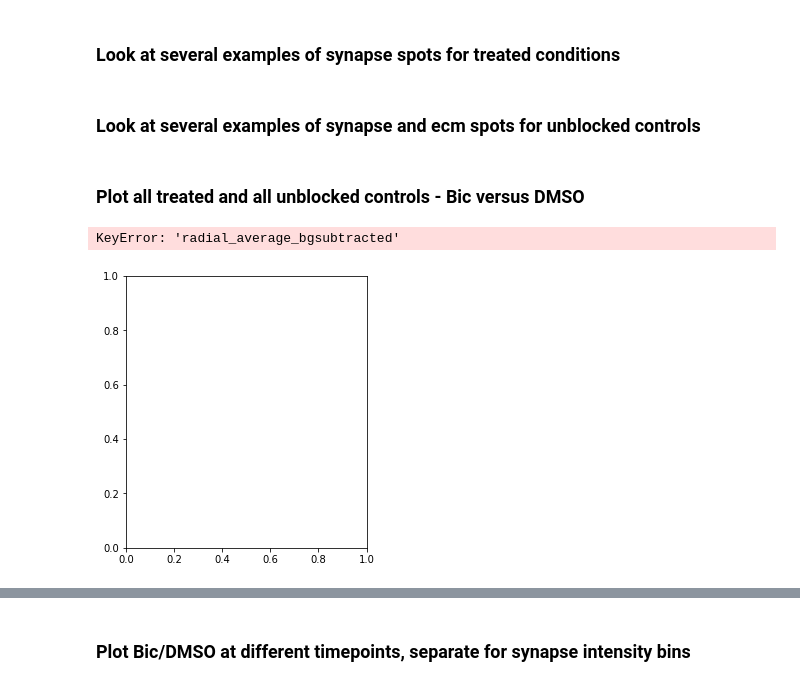
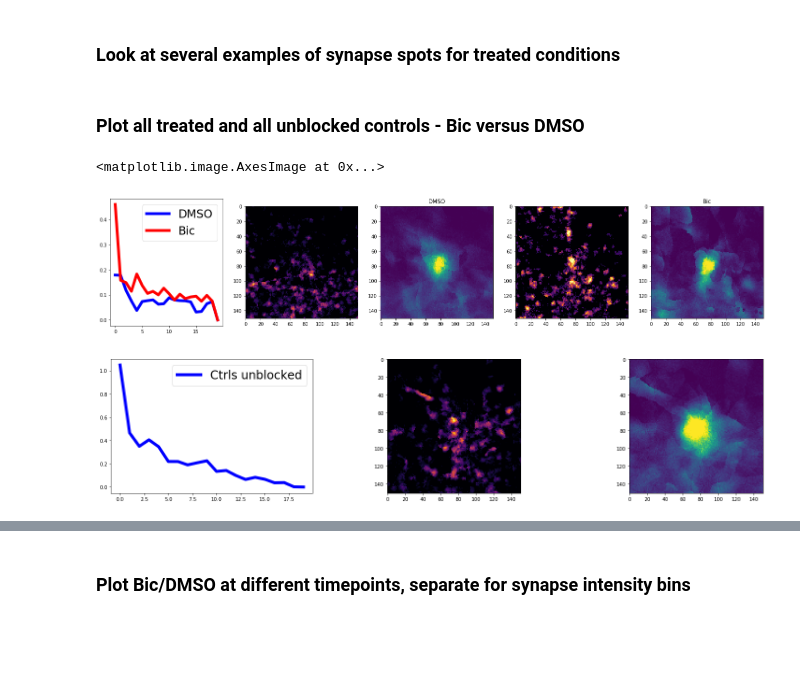
Before and after one commit to taldanko/Image_processing, a Jupyter notebook: TurnoverAnalysis_EpitopeBlocking_LateStain_SynapseStain/STED_analysis_DiO_images.ipynb, the cells around one changed output, grey strips where cells are left out. Saved outputs shown, nothing was run; the diff lists cells and outputs as text; code cells hidden in the pictures; blank space fills up the shorter version.

```diff
--- a/TurnoverAnalysis_EpitopeBlocking_LateStain_SynapseStain/STED_analysis_DiO_images.ipynb
+++ b/TurnoverAnalysis_EpitopeBlocking_LateStain_SynapseStain/STED_analysis_DiO_images.ipynb
@@ -630,0 +421,13 @@ df.groupby("Synapse brightness scale (0 = dimmest, 7 = brightest)").count()
+# %%
+#make df, which also contains column names for plotting (drug, condition)
+df['Time']='None'
+df.loc[df['exp condition'].str.contains('12hr'), 'Time'] = '12hrs'
+df.loc[df['exp condition'].str.contains('Ctrl'), 'Time'] = 'Unblocked Control'
+df.loc[df['exp condition'].str.contains('Control'), 'Time'] = 'Unblocked Control'
+df.loc[df['exp condition'].str.contains('Bic'), 'Drug'] = 'Bic'
+df.loc[df['exp condition'].str.contains('DMSO'), 'Drug'] = 'DMSO'
+df.loc[df['exp condition'].str.contains('Ctrl'), 'Drug'] = 'DMSO'
+#nicely written treatment condition for plotting
+df['Condition']='None'
+df.loc[df['exp condition'].str.contains('12hrs_Bic'), 'Condition'] = '12hr + Bic'
+df.loc[df['exp condition'].str.contains('12hrs_DMSO'), 'Condition'] = '12hr'
@@ -632,5 +437,3 @@ df.groupby("Synapse brightness scale (0 = dimmest, 7 = brightest)").count()
 os.mkdir(expdir+protein+'_results/')
 expname=filelist[i].split("/")[:-2][-1]
 df.to_csv(path_or_buf=expdir+protein+'_results/results_'+str(protein)+'.csv')
-# %%
-df=pd.read_csv(expdir+protein+'_results/results_'+str(protein)+'.csv')
@@ -757,2 +442,13 @@ df2=pd.concat([a,b,c,d,e],axis=0,ignore_index=True)
+# %%
+dfmushrooms=deepcopy(df[df["classification"]==1.0])
+dfmushrooms=dfmushrooms.reset_index()
+dfflats=deepcopy(df[df["classification"]==2.0])
+dfflats=dfflats.reset_index()
+dfboutons=deepcopy(df[df["classification"]==3.0])
+dfboutons=dfboutons.reset_index()
+#make bins according to synapse intensity - splits from the dimmest to the brightest synapses
+dfmushrooms["Synapse brightness scale (0 = dimmest, 7 = brightest)"]=pd.cut(dfmushrooms["mean vglut intensity sted"],bins=7,labels=np.arange(7),right=False)
+dfflats["Synapse brightness scale (0 = dimmest, 7 = brightest)"]=pd.cut(dfflats["mean vglut intensity sted"],bins=7,labels=np.arange(7),right=False)
+dfboutons["Synapse brightness scale (0 = dimmest, 7 = brightest)"]=pd.cut(dfboutons["mean vglut intensity sted"],bins=7,labels=np.arange(7),right=False)
 # %% [markdown]
 ### Plot average ECM and synapse images for treated, for every synapse intensity bin
@@ -864,2 +556,0 @@ for i in range(0,20):
-# %% [markdown]
-### Look at several examples of synapse and ecm spots for unblocked controls
@@ -907,45 +565,46 @@ dmso=df2plot[(df2plot["Drug"]=="DMSO")]
 
 fig=plt.figure(figsize=(25,5))
 fig.add_subplot(151)
-plt.plot(dmso["radial_average_bgsubtracted"].values.mean(),linewidth=6.0,color='blue')
-plt.plot(bic["radial_average_bgsubtracted"].mean(),linewidth=6.0,color='red')
+plt.plot(dmso["radial_average_ecm"].values.mean(),linewidth=6.0,color='blue')
+plt.plot(bic["radial_average_ecm"].mean(),linewidth=6.0,color='red')
 plt.gca().set(adjustable='box')
 plt.legend(['DMSO','Bic'],fontsize=24)
 fig.add_subplot(152)
-average_imageb=sum(dmso["ecm_around_single_spot bg subtracted"])/len(dmso["ecm_around_single_spot"])
+average_imageb=sum(dmso["sted spot aligned"])/len(dmso["sted spot aligned"])
 plt.imshow(average_imageb,cmap='inferno',vmin=1.05*average_imageb.min(),vmax=0.95*average_imageb.max())
 
 fig.add_subplot(153)
-average_imagebsynapse=sum(dmso["original_synapse_at_single_spot bg subtracted"])/len(dmso["original_synapse_at_single_spot bg subtracted"])
+average_imagebsynapse=sum(dmso["vglut spot aligned"])/len(dmso["vglut spot aligned"])
 plt.imshow(average_imagebsynapse,cmap='viridis',vmin=1.00*average_imagebsynapse.min(),vmax=0.8*average_imagebsynapse.max())
 plt.title('DMSO')
 
 fig.add_subplot(154)
-average_imagec=sum(bic["ecm_around_single_spot bg subtracted"])/len(bic["ecm_around_single_spot"])
+average_imagec=sum(bic["sted spot aligned"])/len(bic["sted spot aligned"])
 plt.imshow(average_imagec,cmap='inferno',vmin=1.05*average_imageb.min(),vmax=0.95*average_imageb.max())
 
 fig.add_subplot(155)
-average_imagebsynapseb=sum(bic["original_synapse_at_single_spot bg subtracted"])/len(bic["original_synapse_at_single_spot bg subtracted"])
+average_imagebsynapseb=sum(bic["vglut spot aligned"])/len(bic["vglut spot aligned"])
 plt.imshow(average_imagebsynapseb,cmap='viridis',vmin=1.00*average_imagebsynapse.min(),vmax=0.999*average_imagebsynapse.max())
 plt.title('Bic')
 
 ###plot only control
 df2plot_ctrl=df2[(df2['Synapse brightness scale (0 = dimmest, 7 = brightest)'].astype(int)>i)&(df2["Time"]=="Unblocked Control")]
 
 fig=plt.figure(figsize=(25,5))
 fig.add_subplot(131)
-plt.plot(df2plot_ctrl["radial_average_bgsubtracted"].values.mean(),linewidth=6.0,color='blue')
+plt.plot(df2plot_ctrl["radial_average_ecm"].values.mean(),linewidth=6.0,color='blue')
 plt.gca().set(adjustable='box')
 plt.legend(['Ctrls unblocked'],fontsize=24)
 fig.add_subplot(132)
-average_imageb=sum(df2plot_ctrl["ecm_around_single_spot bg subtracted"])/len(df2plot_ctrl["ecm_around_single_spot"])
+average_imageb=sum(df2plot_ctrl["sted spot aligned"])/len(df2plot_ctrl["sted spot aligned"])
 plt.imshow(average_imageb,cmap='inferno',vmin=1.05*average_imageb.min(),vmax=0.95*average_imageb.max())
 fig.add_subplot(133)
-average_imagebsynapseb=sum(df2plot_ctrl["original_synapse_at_single_spot bg subtracted"])/len(df2plot_ctrl["original_synapse_at_single_spot bg subtracted"])
+average_imagebsynapseb=sum(df2plot_ctrl["vglut spot aligned"])/len(df2plot_ctrl["vglut spot aligned"])
 plt.imshow(average_imagebsynapseb,cmap='viridis',vmin=1.00*average_imagebsynapse.min(),vmax=0.999*average_imagebsynapse.max())
 # %% [output]
-KeyError: 'radial_average_bgsubtracted'
+<matplotlib.image.AxesImage at 0x...>
-[figure, old version]
+[figure, new version]
+[figure, added]
 # %%
 df2plot=df2[df2["Time"]!="Unblocked Control"]
 df2plotcontrols=df2[df2["Time"]=="Unblocked Control"]
```
Also changed, not shown: parts of 70 cells of this notebook, 3 other files.
